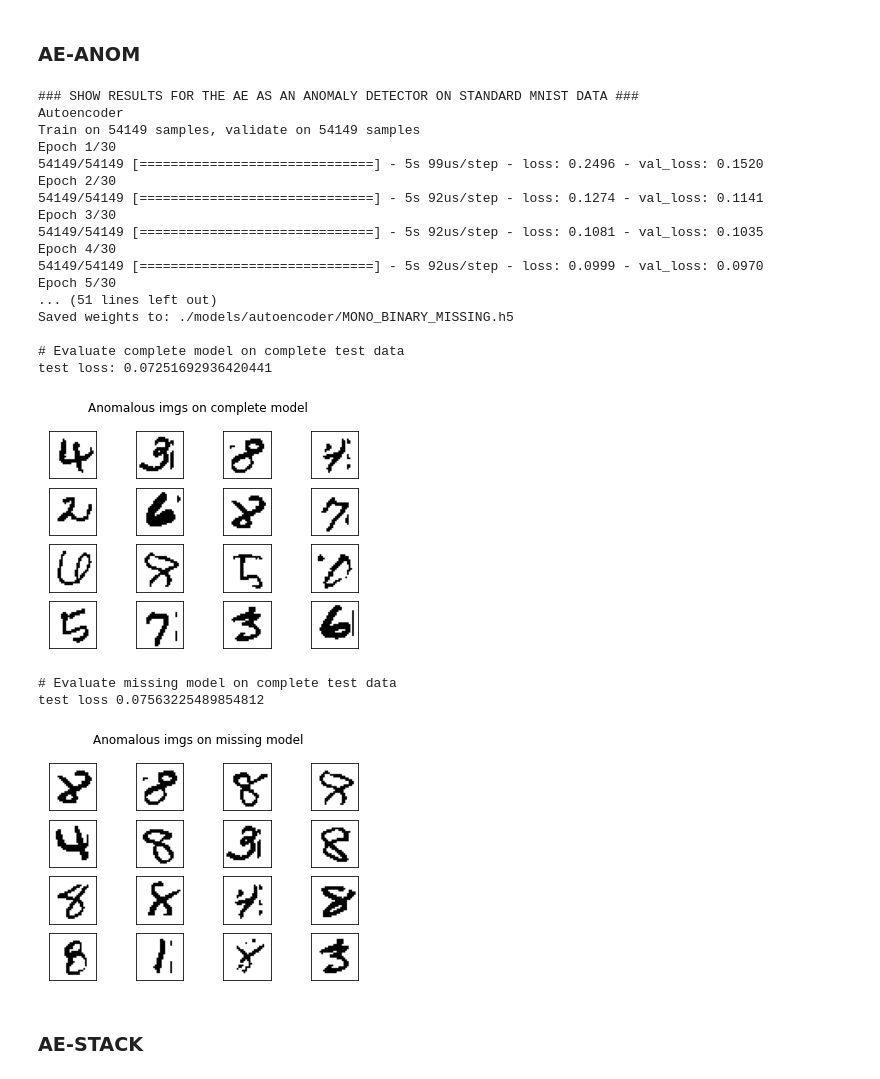
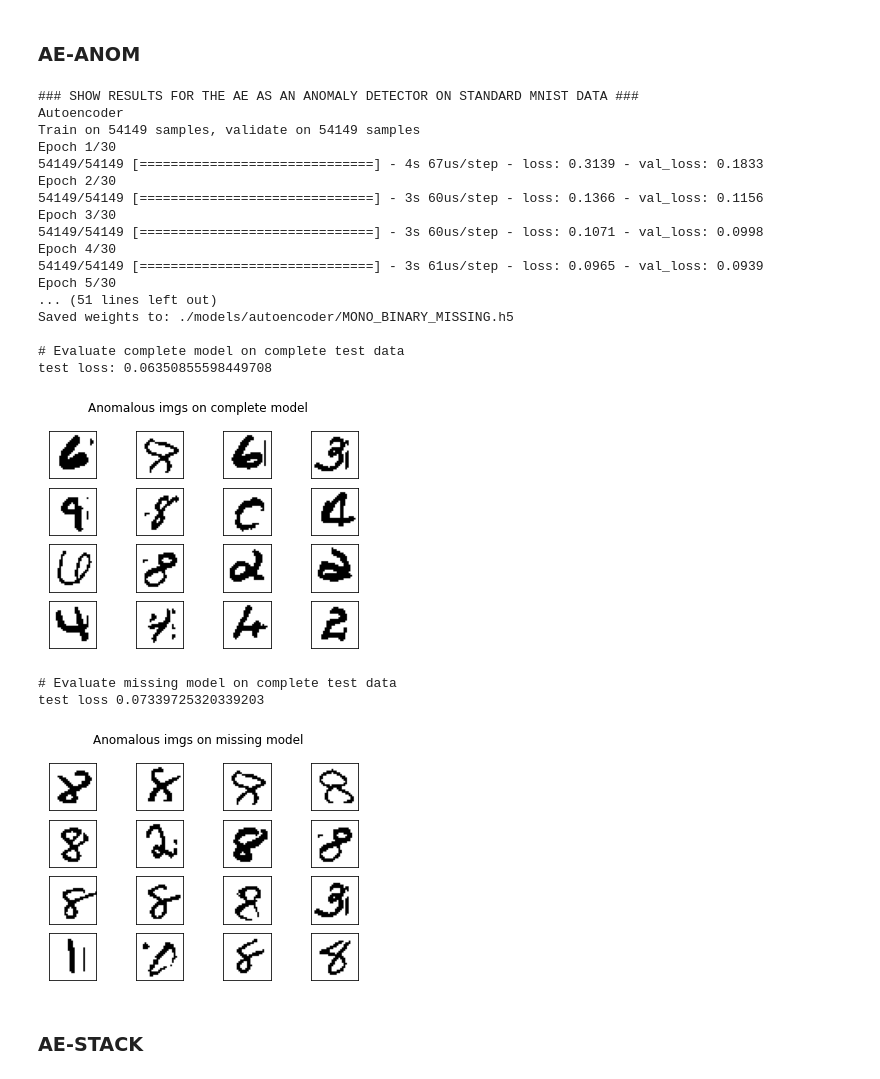
Before and after one commit to lcfolkes/IT3030-Deep-Learning, a Jupyter notebook: Assignment3/DLAssignment3.ipynb, the cells around one changed output. Drawn from its saved outputs; the diff is of its cells as text; code cells hidden in the pictures.

Commit message:
trained models and printed results

```diff
--- a/Assignment3/DLAssignment3.ipynb
+++ b/Assignment3/DLAssignment3.ipynb
@@ -145,47 +121,33 @@ WARNING:tensorflow:A checkpoint was restored (e.g. tf.train.Checkpoint.restore o
 # %% [markdown]
 ### AE-ANOM
-# %%
-##### AE-ANOM #####
-print('\n### SHOW RESULTS FOR THE AE AS AN ANOMALY DETECTOR ON STANDARD MNIST DATA ###')
-gen_missing = StackedMNISTData(mode=DataMode.MONO_BINARY_MISSING)
-autoencoder_missing = Autoencoder(gen_missing, epochs=30, force_learn=True)
-#Main.ae_anom(model_complete=autoencoder_standard, model_missing=autoencoder_missing)
-
-x_test_complete, y_test_complete = autoencoder_standard.x_test, autoencoder_standard.y_test
-
-print('\n# Evaluate complete model on complete test data')
-results_complete = autoencoder_standard.model.evaluate(x_test_complete, x_test_complete, batch_size=1024, verbose=0)
-print('test loss:', results_complete)
-anomalous_imgs = Help_functions.get_most_anomalous_images(x_test_complete, model=autoencoder_standard, n=16)
-Help_functions.display_images(anomalous_imgs, n=16, title='Anomalous imgs on complete model')
-
-print('\n# Evaluate missing model on complete test data')
-results_missing = autoencoder_missing.model.evaluate(x_test_complete, x_test_complete, batch_size=1024, verbose=0)
-print('test loss', results_missing)
-anomalous_imgs = Help_functions.get_most_anomalous_images(x_test_complete, model=autoencoder_missing, n=16)
-Help_functions.display_images(anomalous_imgs, n=16, title='Anomalous imgs on missing model')
-# %% [output]
-### SHOW RESULTS FOR THE AE AS AN ANOMALY DETECTOR ON STANDARD MNIST DATA ###
-Autoencoder
-Train on 54149 samples, validate on 54149 samples
-Epoch 1/30
-54149/54149 [==============================] - 5s 99us/step - loss: 0.2496 - val_loss: 0.1520
-Epoch 2/30
-54149/54149 [==============================] - 5s 92us/step - loss: 0.1274 - val_loss: 0.1141
-Epoch 3/30
-54149/54149 [==============================] - 5s 92us/step - loss: 0.1081 - val_loss: 0.1035
-Epoch 4/30
-54149/54149 [==============================] - 5s 92us/step - loss: 0.0999 - val_loss: 0.0970
-Epoch 5/30
-... (51 lines left out)
-Saved weights to: ./models/autoencoder/MONO_BINARY_MISSING.h5
-
-# Evaluate complete model on complete test data
-test loss: 0.07251692936420441
-[figure, removed]
-# Evaluate missing model on complete test data
-test loss 0.07563225489854812
-[figure, removed]
+# %%
+##### AE-ANOM #####
+print('\n### SHOW RESULTS FOR THE AE AS AN ANOMALY DETECTOR ON STANDARD MNIST DATA ###')
+gen_missing = StackedMNISTData(mode=DataMode.MONO_BINARY_MISSING)
+autoencoder_missing = Autoencoder(gen_missing, epochs=30, force_learn=True)
+Main.ae_anom(model_complete=autoencoder_standard, model_missing=autoencoder_missing)
+# %% [output]
+### SHOW RESULTS FOR THE AE AS AN ANOMALY DETECTOR ON STANDARD MNIST DATA ###
+Autoencoder
+Train on 54149 samples, validate on 54149 samples
+Epoch 1/30
+54149/54149 [==============================] - 4s 67us/step - loss: 0.3139 - val_loss: 0.1833
+Epoch 2/30
+54149/54149 [==============================] - 3s 60us/step - loss: 0.1366 - val_loss: 0.1156
+Epoch 3/30
+54149/54149 [==============================] - 3s 60us/step - loss: 0.1071 - val_loss: 0.0998
+Epoch 4/30
+54149/54149 [==============================] - 3s 61us/step - loss: 0.0965 - val_loss: 0.0939
+Epoch 5/30
+... (51 lines left out)
+Saved weights to: ./models/autoencoder/MONO_BINARY_MISSING.h5
+
+# Evaluate complete model on complete test data
+test loss: 0.06350855598449708
+[figure, added]
+# Evaluate missing model on complete test data
+test loss 0.07339725320339203
+[figure, added]
 # %% [markdown]
 ### AE-STACK
 # %%
```
Also changed, not shown: parts of 21 cells of this notebook.
